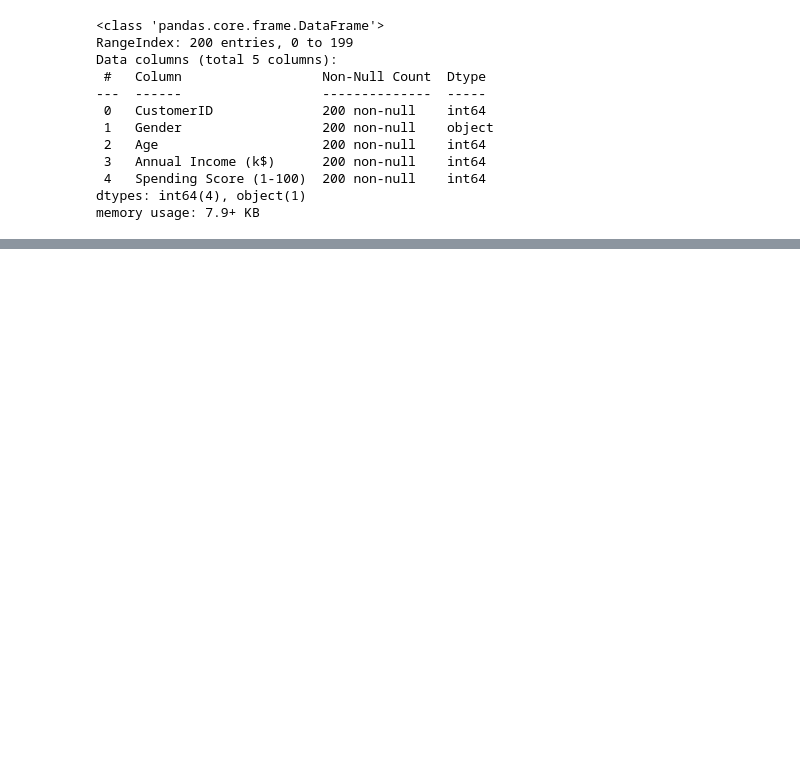
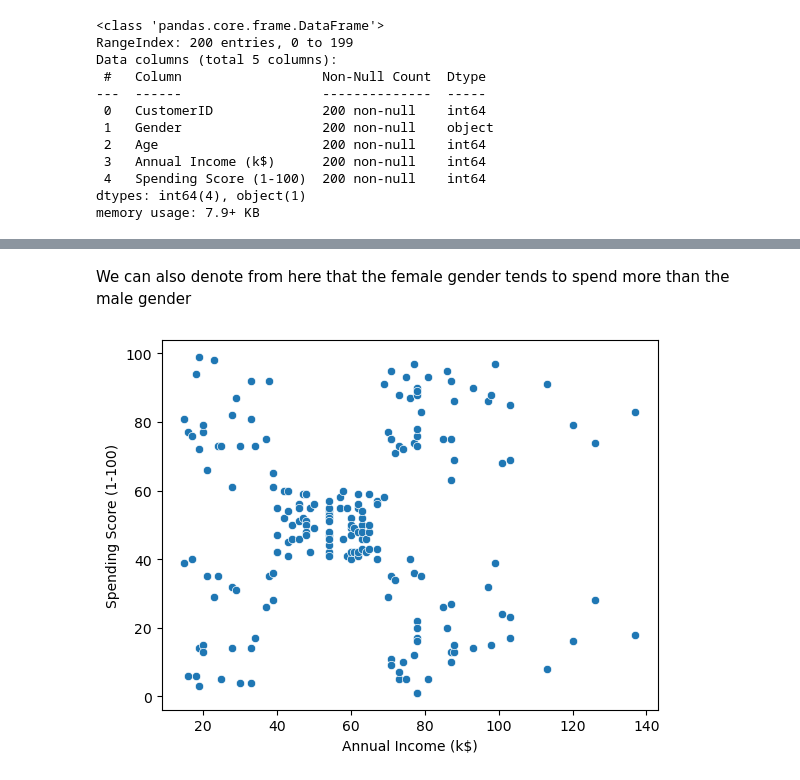
Before and after one commit to Gifted-Dev/customer-segmentation, a Jupyter notebook: notebooks/EDA.ipynb, the cells around one changed output, grey strips where cells are left out. Cells and saved outputs as stored; diff of their text form; code cells hidden in the pictures; blank space fills up the shorter version.

```diff
--- a/notebooks/EDA.ipynb
+++ b/notebooks/EDA.ipynb
@@ -46,0 +152,8 @@ memory usage: 7.9+ KB
+# %% [markdown]
+We can also denote from here that the female gender tends to spend more than the male gender
+# %%
+
+sns.scatterplot(data=df, x='annual_income', y="spending_score")
+plt.show()
+# %% [output]
+[figure, added]
```
Also changed, not shown: parts of 22 cells of this notebook, 3 other files.
